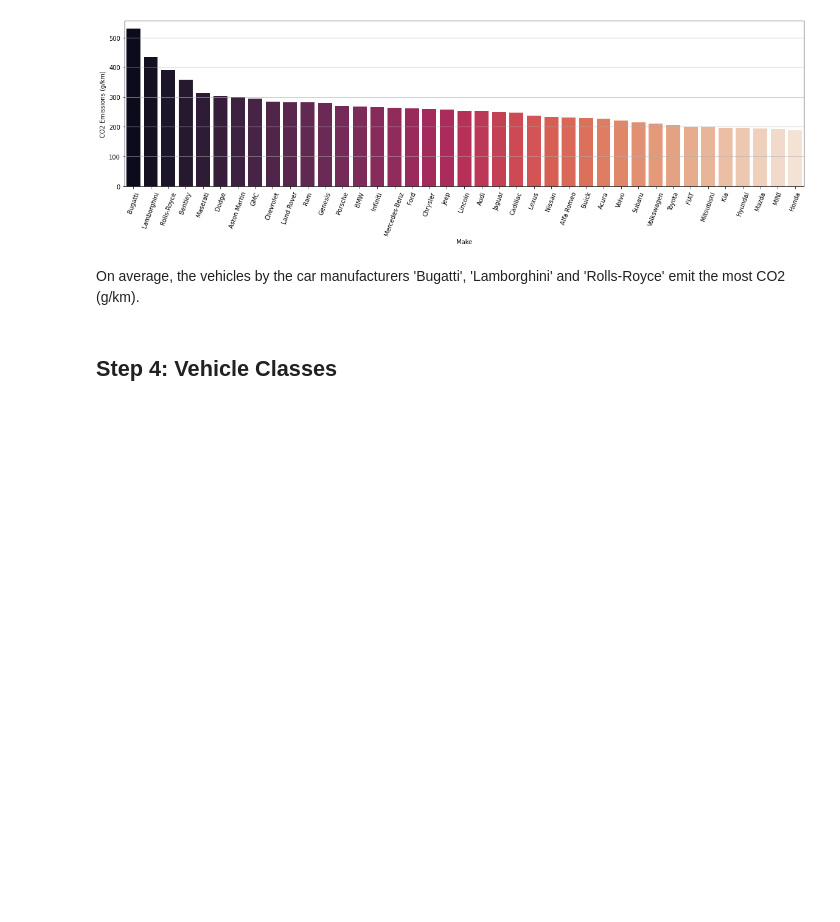
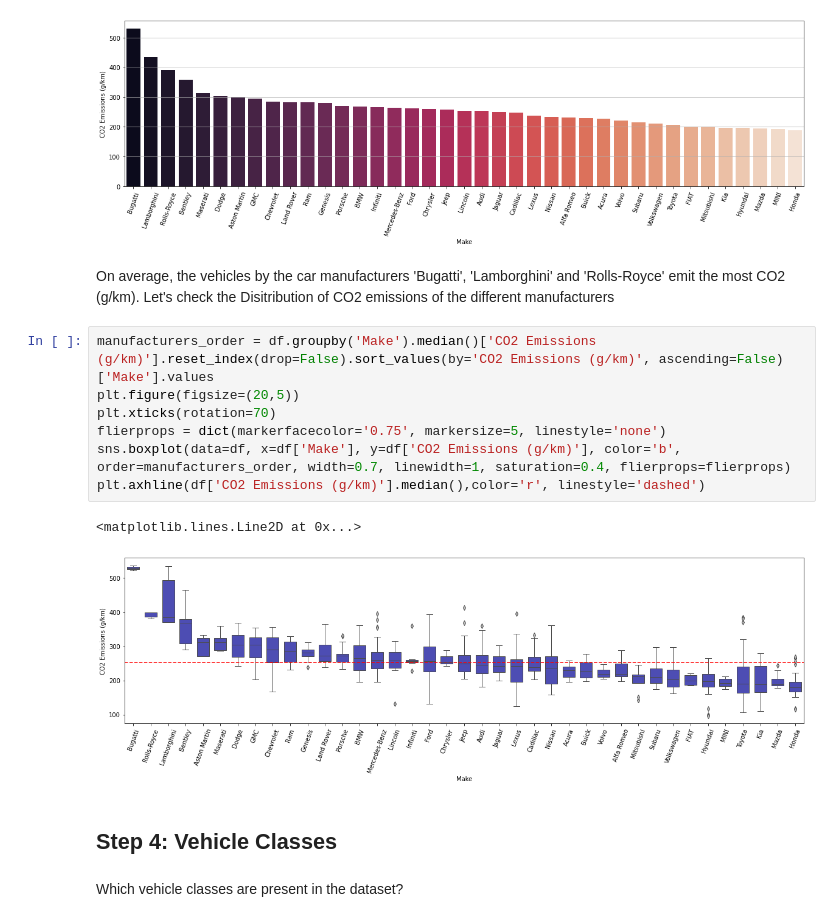
Before and after one commit to JohannesBeneke/EDA-Vehicle-Emissions, a Jupyter notebook: eda_emissions.ipynb, the cells around one changed output. Drawn from its saved outputs; the diff is of its cells as text; blank space fills up the shorter version.

```diff
--- a/eda_emissions.ipynb
+++ b/eda_emissions.ipynb
@@ -164,5 +171,18 @@ sns.barplot(data=manufacturers_CO2, x=manufacturers_CO2['Make'], y=manufacturers
 [figure]
 # %% [markdown]
 On average, the vehicles by the car manufacturers 'Bugatti', 'Lamborghini' and 'Rolls-Royce' emit the most CO2 (g/km).
+Let's check the Disitribution of CO2 emissions of the different manufacturers
+# %%
+manufacturers_order = df.groupby('Make').median()['CO2 Emissions (g/km)'].reset_index(drop=False).sort_values(by='CO2 Emissions (g/km)', ascending=False)['Make'].values
+plt.figure(figsize=(20,5))
+plt.xticks(rotation=70)
+flierprops = dict(markerfacecolor='0.75', markersize=5, linestyle='none')
+sns.boxplot(data=df, x=df['Make'], y=df['CO2 Emissions (g/km)'], color='b', order=manufacturers_order, width=0.7, linewidth=1, saturation=0.4, flierprops=flierprops)
+plt.axhline(df['CO2 Emissions (g/km)'].median(),color='r', linestyle='dashed')
+# %% [output]
+<matplotlib.lines.Line2D at 0x...>
+[figure, added]
 # %% [markdown]
  ## <a id="step_4">Step 4: Vehicle Classes</a>
+# %% [markdown]
+Which vehicle classes are present in the dataset?
```
Also changed, not shown: parts of 22 cells of this notebook.
